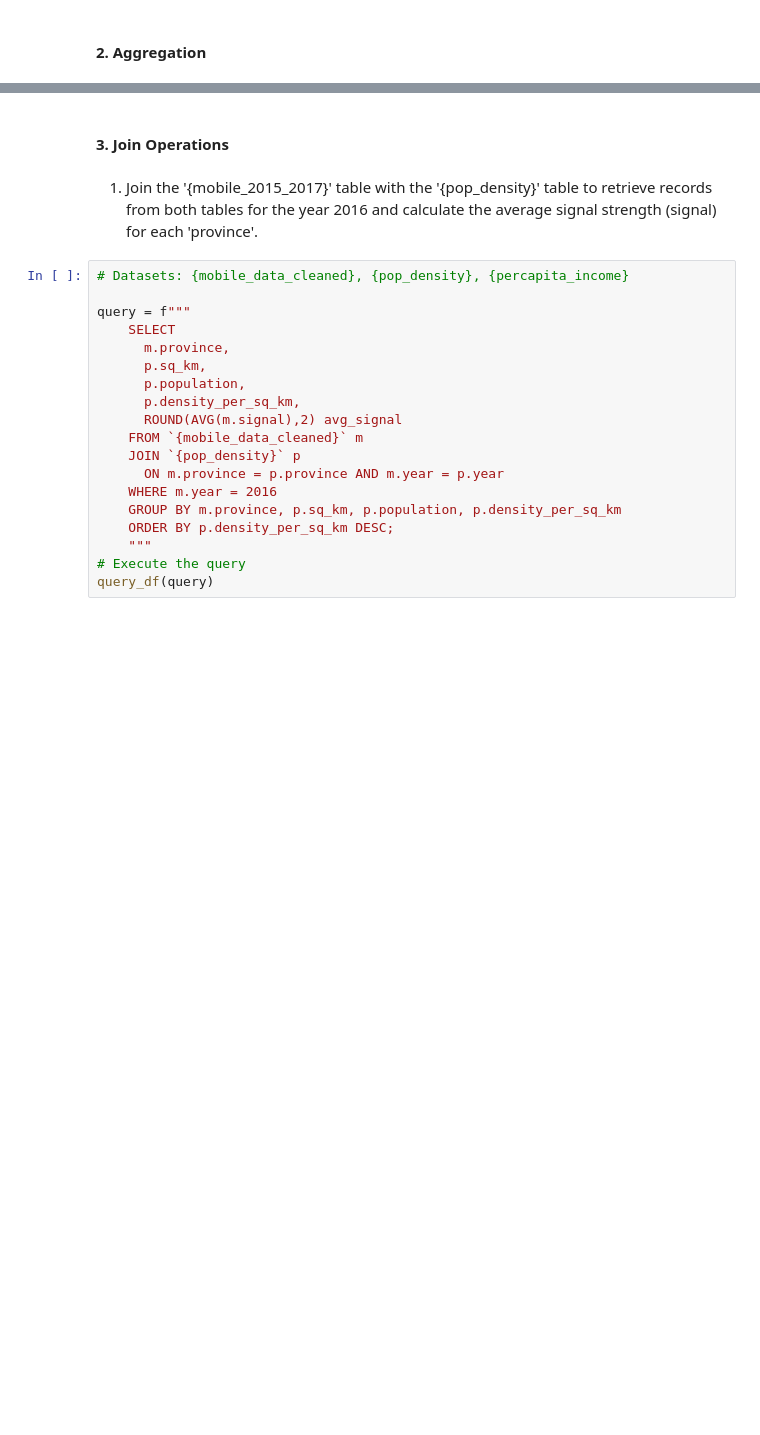
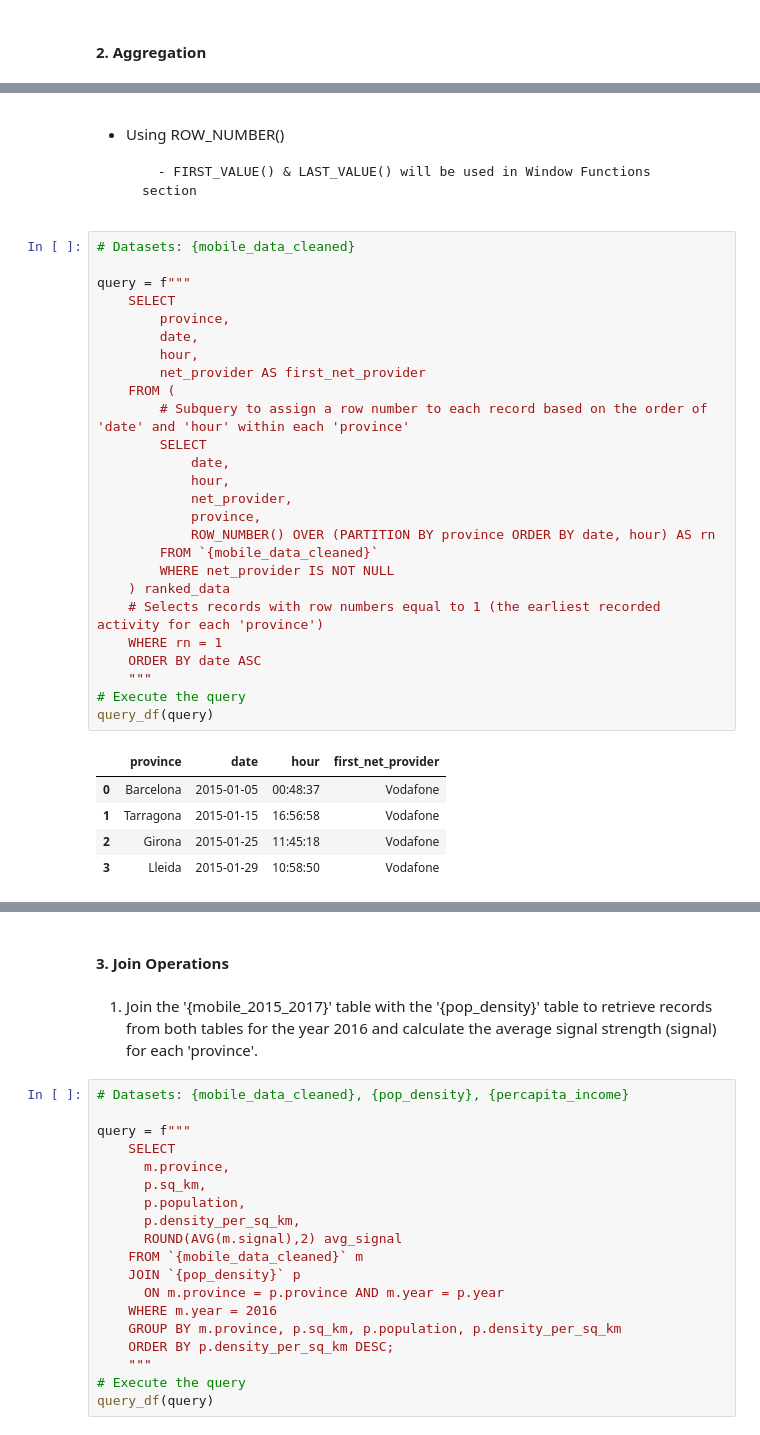
Before and after one commit to alleida23/Catalonian_Mobile_Coverage_2015_2017, a Jupyter notebook: 3. Mastering SQL Queries with BigQuery - Data Exploration and Analysis.ipynb, the cells around one changed output, grey strips where cells are left out. Cells and saved outputs as stored; diff of their text form; blank space fills up the shorter version.

```diff
--- a/3. Mastering SQL Queries with BigQuery - Data Exploration and Analysis.ipynb
+++ b/3. Mastering SQL Queries with BigQuery - Data Exploration and Analysis.ipynb
@@ -453 +634,37 @@ query_df(query)
+# %% [markdown]
+- Using ROW_NUMBER()
+
+        - FIRST_VALUE() & LAST_VALUE() will be used in Window Functions section
+# %%
+# Datasets: {mobile_data_cleaned}
+
+query = f"""
+    SELECT
+        province,
+        date,
+        hour,
+        net_provider AS first_net_provider
+    FROM (
+        # Subquery to assign a row number to each record based on the order of 'date' and 'hour' within each 'province'
+        SELECT
+            date,
+            hour,
+            net_provider,
+            province,
+            ROW_NUMBER() OVER (PARTITION BY province ORDER BY date, hour) AS rn
+        FROM `{mobile_data_cleaned}`
+        WHERE net_provider IS NOT NULL
+    ) ranked_data
+    # Selects records with row numbers equal to 1 (the earliest recorded activity for each 'province')
+    WHERE rn = 1
+    ORDER BY date ASC
+    """
+# Execute the query
+query_df(query)
+# %% [output]
+|  | province | date | hour | first_net_provider |
+| 0 | Barcelona | 2015-01-05 | 00:48:37 | Vodafone |
+| 1 | Tarragona | 2015-01-15 | 16:56:58 | Vodafone |
+| 2 | Girona | 2015-01-25 | 11:45:18 | Vodafone |
+| 3 | Lleida | 2015-01-29 | 10:58:50 | Vodafone |
 # %% [markdown]
```
Also changed, not shown: parts of 30 cells of this notebook.
